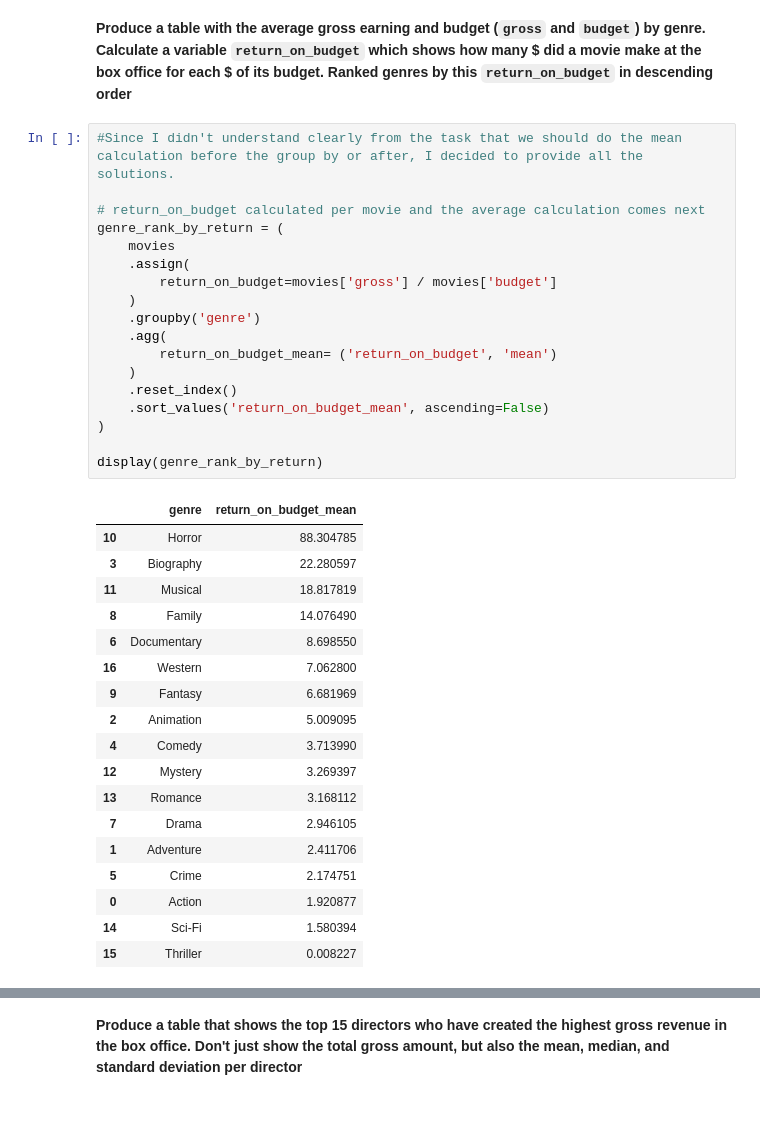
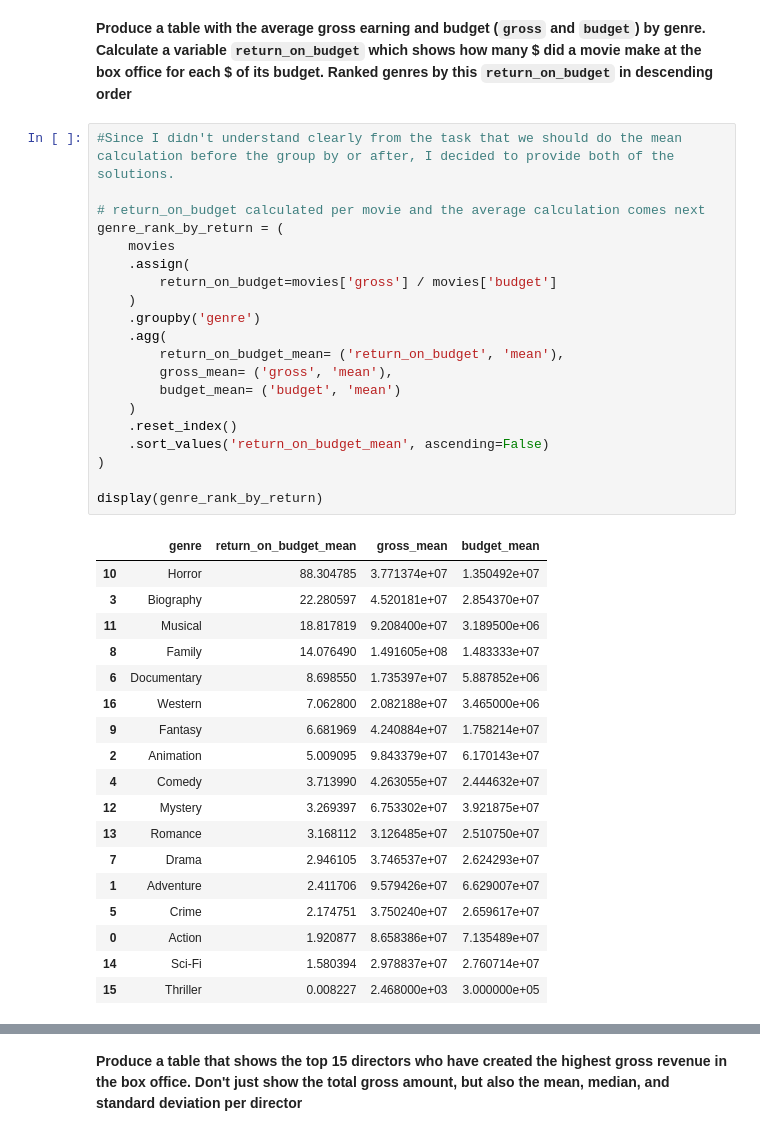
Before and after one commit to fepeti13/analytics-through-coding-repo, a Jupyter notebook: Session_2/Homework.ipynb, the cells around one changed output, grey strips where cells are left out. Cells and saved outputs as stored; diff of their text form.

```diff
--- a/Session_2/Homework.ipynb
+++ b/Session_2/Homework.ipynb
@@ -73,42 +73,44 @@ display(movie_count_per_genre)
 # %% [markdown]
 **Produce a table with the average gross earning and budget (`gross` and `budget`) by genre. Calculate a variable `return_on_budget` which shows how many \$ did a movie make at the box office for each \$ of its budget. Ranked genres by this `return_on_budget` in descending order**
 # %%
-#Since I didn't understand clearly from the task that we should do the mean calculation before the group by or after, I decided to provide all the solutions.
+#Since I didn't understand clearly from the task that we should do the mean calculation before the group by or after, I decided to provide both of the solutions.
 
 # return_on_budget calculated per movie and the average calculation comes next
 genre_rank_by_return = (
     movies
     .assign(
         return_on_budget=movies['gross'] / movies['budget']
     )
     .groupby('genre')
     .agg(
-        return_on_budget_mean= ('return_on_budget', 'mean')
+        return_on_budget_mean= ('return_on_budget', 'mean'),
+        gross_mean= ('gross', 'mean'),
+        budget_mean= ('budget', 'mean')
     )
     .reset_index()
     .sort_values('return_on_budget_mean', ascending=False)
 )
 
 display(genre_rank_by_return)
 # %% [output]
-|  | genre | return_on_budget_mean |
-| 10 | Horror | 88.304785 |
-| 3 | Biography | 22.280597 |
-| 11 | Musical | 18.817819 |
-| 8 | Family | 14.076490 |
-| 6 | Documentary | 8.698550 |
-| 16 | Western | 7.062800 |
-| 9 | Fantasy | 6.681969 |
-| 2 | Animation | 5.009095 |
-| 4 | Comedy | 3.713990 |
-| 12 | Mystery | 3.269397 |
-| 13 | Romance | 3.168112 |
-| 7 | Drama | 2.946105 |
-| 1 | Adventure | 2.411706 |
-| 5 | Crime | 2.174751 |
-| 0 | Action | 1.920877 |
-| 14 | Sci-Fi | 1.580394 |
-| 15 | Thriller | 0.008227 |
+|  | genre | return_on_budget_mean | gross_mean | budget_mean |
+| 10 | Horror | 88.304785 | 3.771374e+07 | 1.350492e+07 |
+| 3 | Biography | 22.280597 | 4.520181e+07 | 2.854370e+07 |
+| 11 | Musical | 18.817819 | 9.208400e+07 | 3.189500e+06 |
+| 8 | Family | 14.076490 | 1.491605e+08 | 1.483333e+07 |
+| 6 | Documentary | 8.698550 | 1.735397e+07 | 5.887852e+06 |
+| 16 | Western | 7.062800 | 2.082188e+07 | 3.465000e+06 |
+| 9 | Fantasy | 6.681969 | 4.240884e+07 | 1.758214e+07 |
+| 2 | Animation | 5.009095 | 9.843379e+07 | 6.170143e+07 |
+| 4 | Comedy | 3.713990 | 4.263055e+07 | 2.444632e+07 |
+| 12 | Mystery | 3.269397 | 6.753302e+07 | 3.921875e+07 |
+| 13 | Romance | 3.168112 | 3.126485e+07 | 2.510750e+07 |
+| 7 | Drama | 2.946105 | 3.746537e+07 | 2.624293e+07 |
+| 1 | Adventure | 2.411706 | 9.579426e+07 | 6.629007e+07 |
+| 5 | Crime | 2.174751 | 3.750240e+07 | 2.659617e+07 |
+| 0 | Action | 1.920877 | 8.658386e+07 | 7.135489e+07 |
+| 14 | Sci-Fi | 1.580394 | 2.978837e+07 | 2.760714e+07 |
+| 15 | Thriller | 0.008227 | 2.468000e+03 | 3.000000e+05 |
 # %%
 # the gross and budget means are calculated first, after that the reutrn_on_budget
 
```
Also changed, not shown: parts of 2 cells of this notebook.
